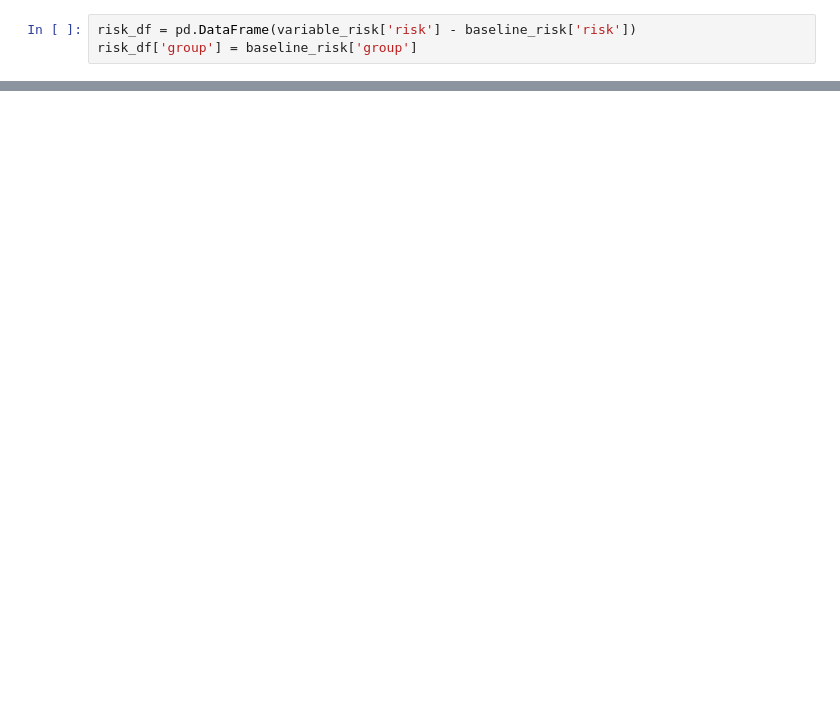
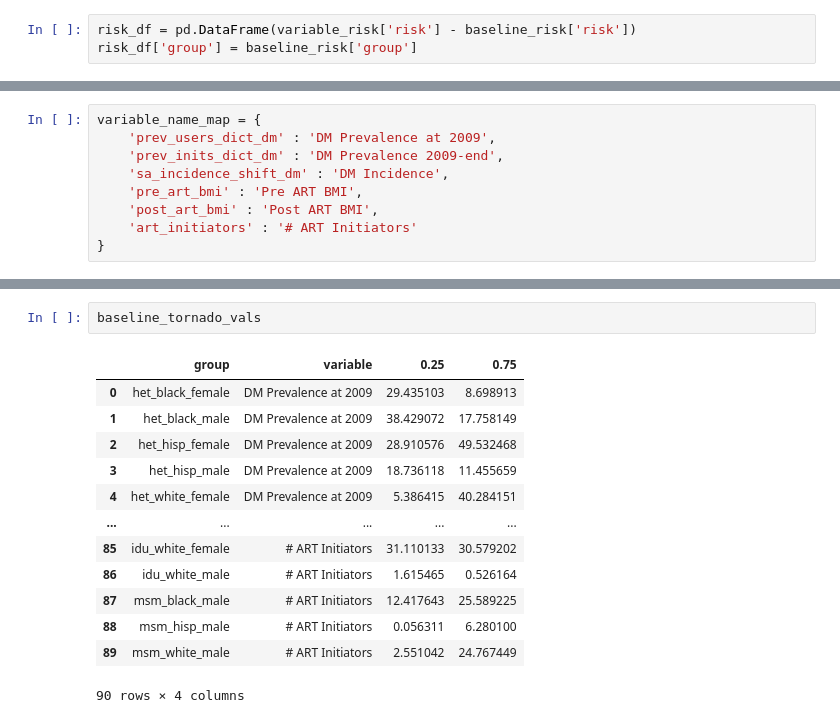
Before and after one commit to PearlHivModelingTeam/pearlModel, a Jupyter notebook: scripts/sa_notebook.ipynb, the cells around one changed output, grey strips where cells are left out. Saved outputs shown, nothing was run; the diff lists cells and outputs as text; blank space fills up the shorter version.

```diff
--- a/scripts/sa_notebook.ipynb
+++ b/scripts/sa_notebook.ipynb
@@ -132,0 +189,9 @@ tornado_vals
+# %%
+variable_name_map = {
+    'prev_users_dict_dm' : 'DM Prevalence at 2009',
+    'prev_inits_dict_dm' : 'DM Prevalence 2009-end',
+    'sa_incidence_shift_dm' : 'DM Incidence',
+    'pre_art_bmi' : 'Pre ART BMI',
+    'post_art_bmi' : 'Post ART BMI',
+    'art_initiators' : '# ART Initiators'
+}
@@ -132,0 +263,16 @@ tornado_vals
+# %%
+baseline_tornado_vals
+# %% [output]
+|  | group | variable | 0.25 | 0.75 |
+| 0 | het_black_female | DM Prevalence at 2009 | 29.435103 | 8.698913 |
+| 1 | het_black_male | DM Prevalence at 2009 | 38.429072 | 17.758149 |
+| 2 | het_hisp_female | DM Prevalence at 2009 | 28.910576 | 49.532468 |
+| 3 | het_hisp_male | DM Prevalence at 2009 | 18.736118 | 11.455659 |
+| 4 | het_white_female | DM Prevalence at 2009 | 5.386415 | 40.284151 |
+| ... | ... | ... | ... | ... |
+| 85 | idu_white_female | # ART Initiators | 31.110133 | 30.579202 |
+| 86 | idu_white_male | # ART Initiators | 1.615465 | 0.526164 |
+| 87 | msm_black_male | # ART Initiators | 12.417643 | 25.589225 |
+| 88 | msm_hisp_male | # ART Initiators | 0.056311 | 6.280100 |
+| 89 | msm_white_male | # ART Initiators | 2.551042 | 24.767449 |
+90 rows × 4 columns
```
Also changed, not shown: parts of 22 cells of this notebook.
